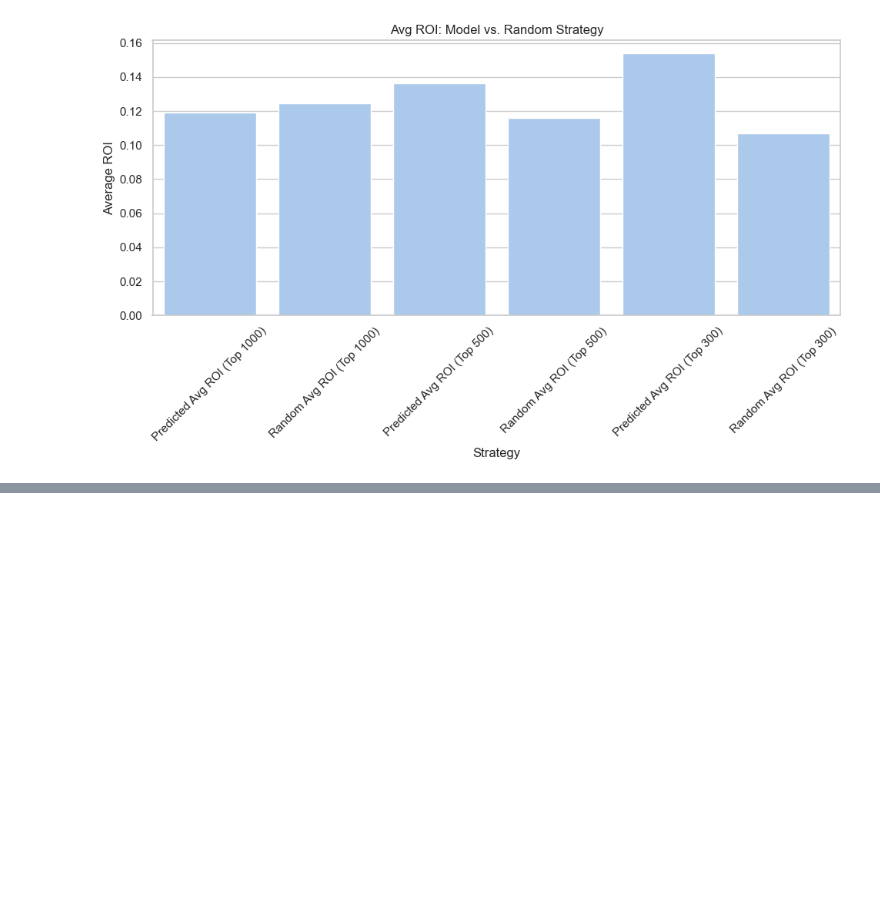
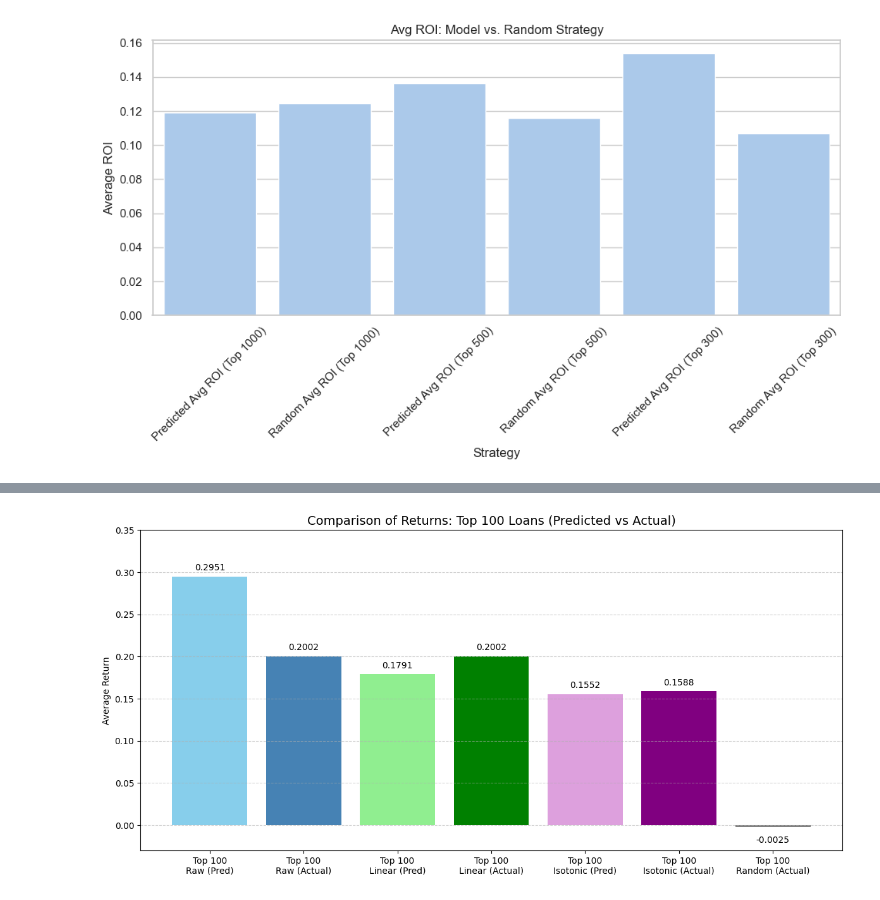
Before and after one commit to imanzaf/ifte0002-coursework, a Jupyter notebook: ANN_trial3.ipynb, the cells around one changed output, grey strips where cells are left out. Drawn from its saved outputs; the diff is of its cells as text; code cells hidden in the pictures; blank space fills up the shorter version.

```diff
--- a/ANN_trial3.ipynb
+++ b/ANN_trial3.ipynb
@@ -545,0 +572,38 @@ plt.show()
+# %%
+import matplotlib.pyplot as plt
+
+# Categories and values
+labels = [
+    "Top 100\nRaw (Pred)", "Top 100\nRaw (Actual)",
+    "Top 100\nLinear (Pred)", "Top 100\nLinear (Actual)",
+    "Top 100\nIsotonic (Pred)", "Top 100\nIsotonic (Actual)",
+    "Top 100\nRandom (Actual)"
+]
+
+values = [
+    0.2951, 0.2002,
+    0.1791, 0.2002,
+    0.1552, 0.1588,
+    -0.0025
+]
+
+# Plotting
+plt.figure(figsize=(12, 6))
+colors = ['skyblue', 'steelblue', 'lightgreen', 'green', 'plum', 'purple', 'gray']
+bars = plt.bar(labels, values, color=colors)
+
+# Add value labels on each bar
+for bar in bars:
+    height = bar.get_height()
+    plt.text(bar.get_x() + bar.get_width()/2, height + (0.005 if height >= 0 else -0.01),
+             f'{height:.4f}', ha='center', va='bottom' if height >= 0 else 'top', fontsize=10)
+
+# Style
+plt.title('Comparison of Returns: Top 100 Loans (Predicted vs Actual)', fontsize=14)
+plt.ylabel('Average Return')
+plt.ylim(-0.03, 0.35)
+plt.grid(axis='y', linestyle='--', alpha=0.6)
+plt.tight_layout()
+plt.show()
+# %% [output]
+[figure, added]
```
Also changed, not shown: parts of 2 cells of this notebook.
